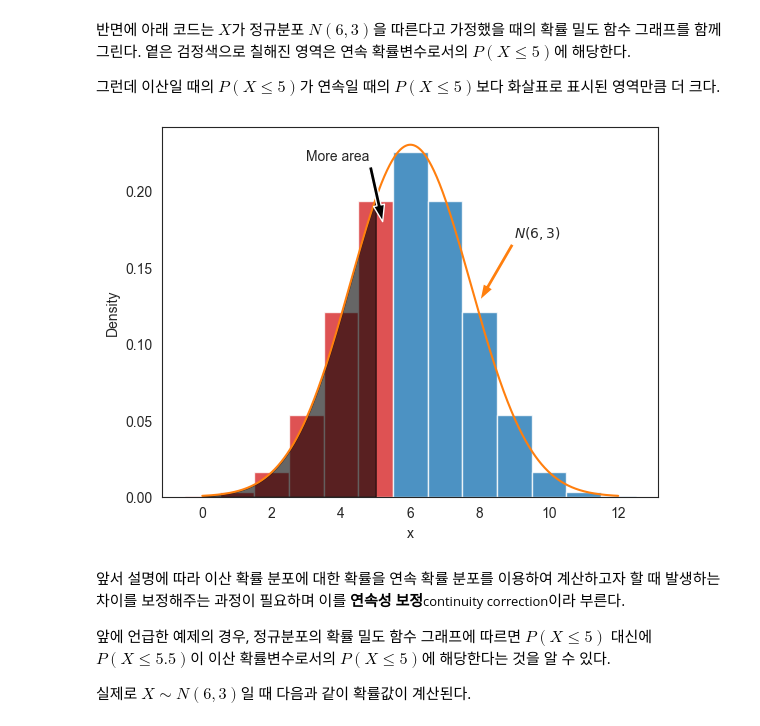
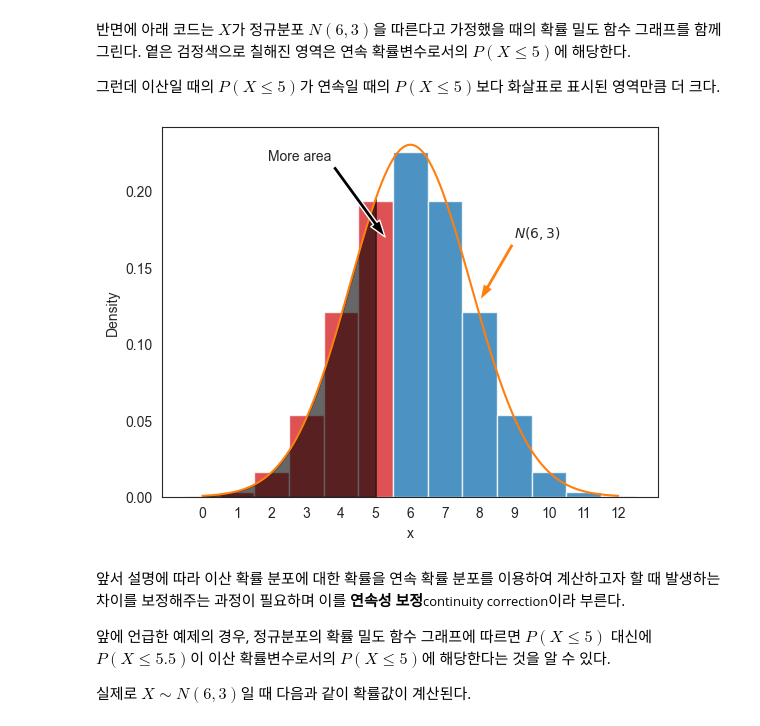
Before and after one commit to codingalzi/DataSci, a Jupyter notebook: jupyter-book/_build/jupyter_execute/normal_distribution.ipynb, the cells around one changed output. Cells and saved outputs as stored; diff of their text form; code cells hidden in the pictures.

```diff
--- a/jupyter-book/_build/jupyter_execute/normal_distribution.ipynb
+++ b/jupyter-book/_build/jupyter_execute/normal_distribution.ipynb
@@ -887,30 +898,30 @@ plt.show()
 # %%
 fig, ax = plt.subplots(1, 1)
 
 # 이항분포 확률 질량 함수 그래프
 x1 = range(13)
 bar_colors = ['tab:red']*6 + ['tab:blue']*7
 z = ax.bar(x1, X_12.pmf(x1), color=bar_colors, width=1., alpha=.8)
 
 # 정규분포 확률 밀도 함수 그래프
 x2 = np.arange(0, 12, 0.01)
 ax.plot(x2, f_gaussian(x2, 6, np.sqrt(3)), color='tab:orange')
 ax.fill_between(x2, f_gaussian(x2, 6, np.sqrt(3)), where=(x2 <= 5), color='black', alpha=0.6)
 
-ax.annotate('More area', xy=(5.2, 0.18), xytext=(3, 0.22),
+ax.annotate('More area', xy=(5.27, 0.17), xytext=(1.9, 0.22),
             arrowprops={'facecolor':'k', 'width':3, 'headwidth':8})
 
 # ax.hlines(0.23, 5.5, 6, color='gray', linestyle='solid', linewidth=3)
 ax.annotate(r'$N(6, 3)$', xy=(8., f_gaussian(8, 6, np.sqrt(3))+.01), xytext=(9, 0.17),
             arrowprops={'facecolor':'tab:orange', 'width':3, 'headwidth':8})
 
-# ax.set_xticks(range(0, 13))
+ax.set_xticks(range(0, 13))
 ax.set_xlabel('x')
 ax.set_ylabel('Density')
 
 plt.show()
 # %% [output]
-[figure, old version]
+[figure, new version]
 # %% [markdown]
 앞서 설명에 따라 이산 확률 분포에 대한 확률을 연속 확률 분포를 이용하여 계산하고자 할 때
 발생하는 차이를 보정해주는 과정이 필요하며
```
Also changed, not shown: parts of 11 cells of this notebook, 6 other files.
